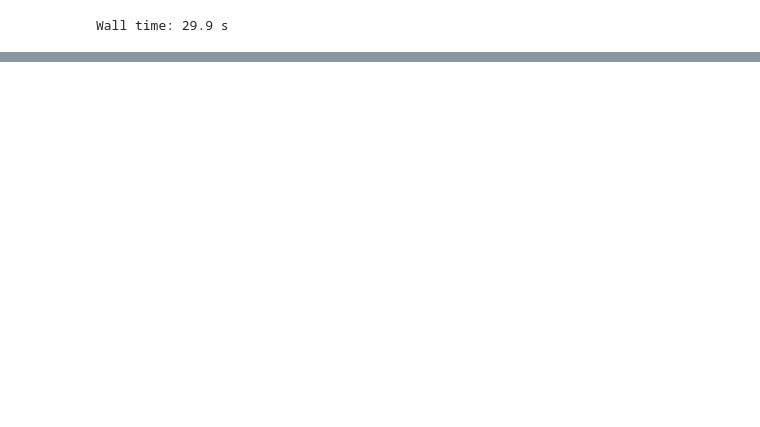
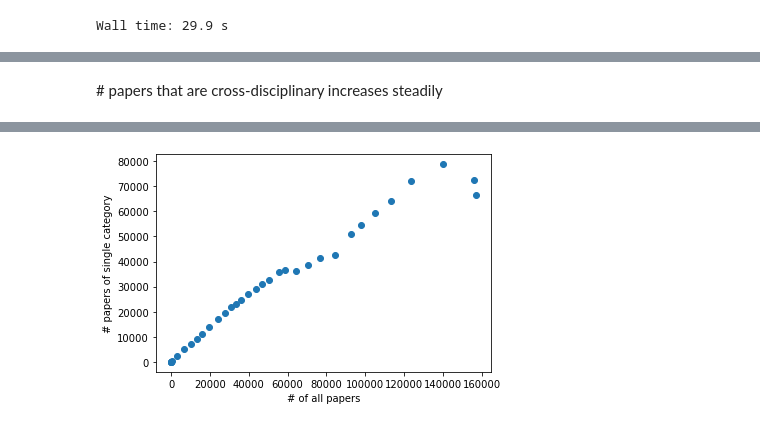
Before and after one commit to paniterka/arxiv-analysis, a Jupyter notebook: read_and_explore.ipynb, the cells around one changed output, grey strips where cells are left out. Saved outputs shown, nothing was run; the diff lists cells and outputs as text; code cells hidden in the pictures; blank space fills up the shorter version.

```diff
--- a/read_and_explore.ipynb
+++ b/read_and_explore.ipynb
@@ -297,0 +355,2 @@ Wall time: 29.9 s
+# %%
+arxiv.drop(index=[1681863],inplace=True)
@@ -297,0 +397,7 @@ Wall time: 29.9 s
+# %% [markdown]
+\# papers that are cross-disciplinary increases steadily
+# %%
+plt.scatter(y=year_vs_ncat[1], x=year_vs_ncat.sum(axis=1))
+plt.xlabel('# of all papers');
+plt.ylabel('# papers of single category');
+# %% [output]
@@ -297,0 +407 @@ Wall time: 29.9 s
+[figure, added]
```
Also changed, not shown: parts of 50 cells of this notebook.
